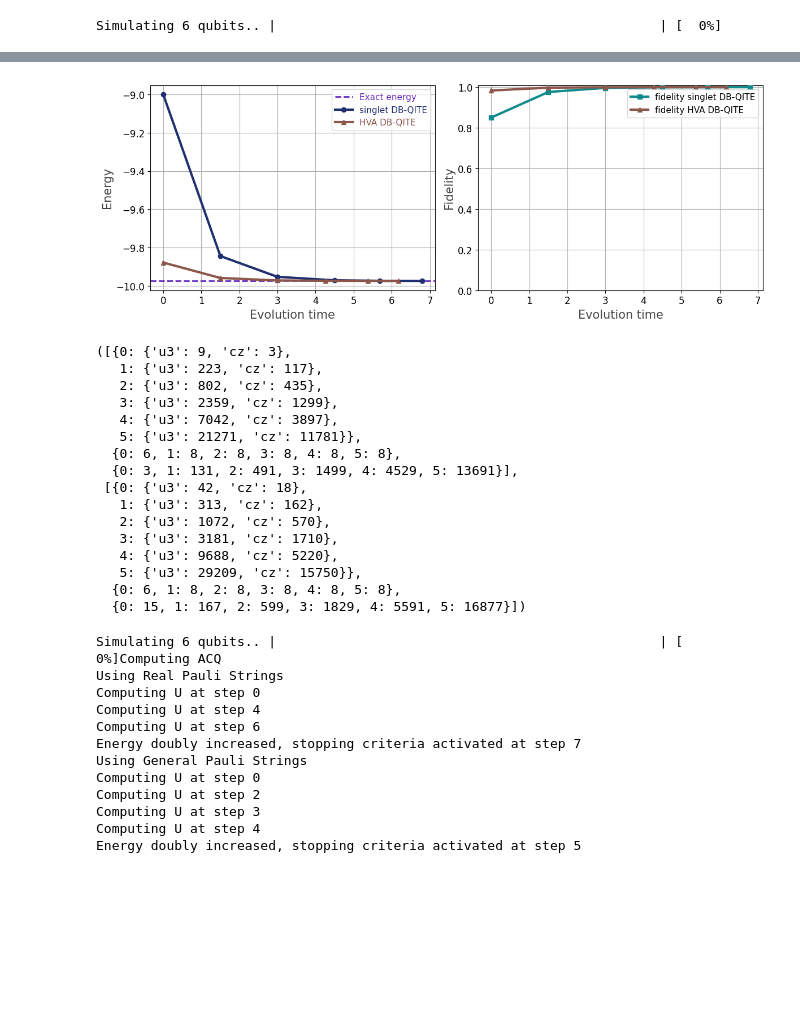
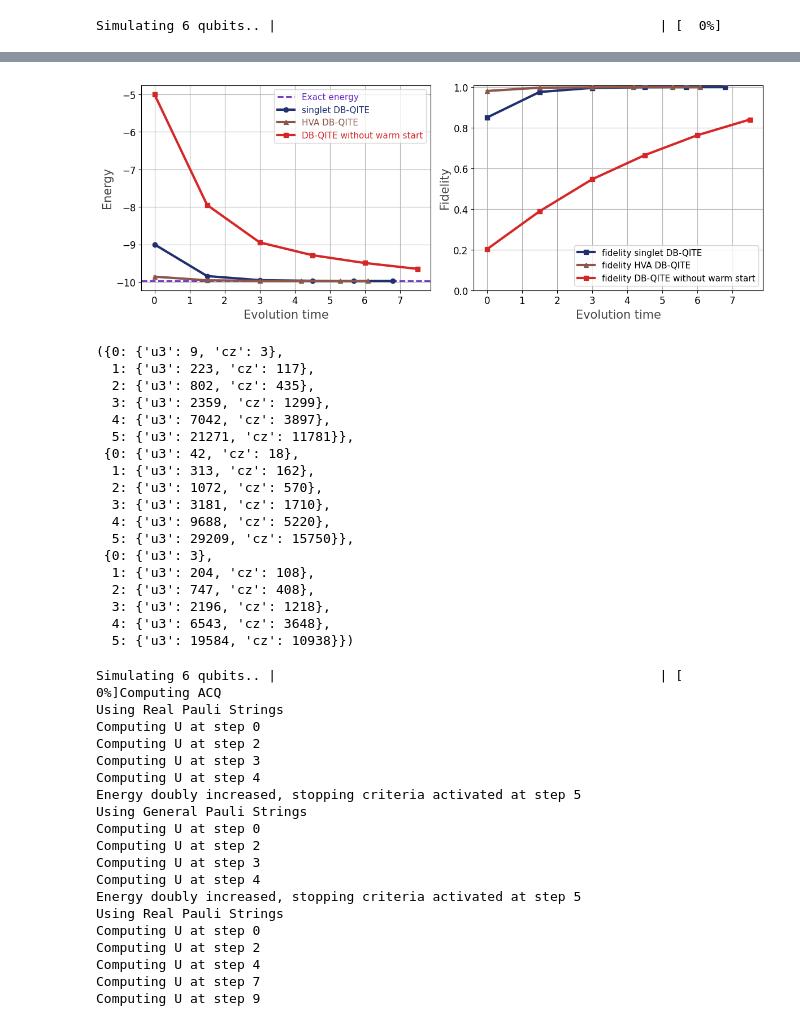
Before and after one commit to LucaYoy/ACQ, a Jupyter notebook: DBF/example_Heisenberg_DBF.ipynb, the cells around one changed output, grey strips where cells are left out. Cells and saved outputs as stored; diff of their text form; code cells hidden in the pictures; blank space fills up the shorter version.

Commit message:
TFIM with warm start - dbf inspired

```diff
--- a/DBF/example_Heisenberg_DBF.ipynb
+++ b/DBF/example_Heisenberg_DBF.ipynb
@@ -74,6 +73,11 @@ def ansatz(qv, theta):
 
 HVA = VQEProblem(H, ansatz, 2, init_function=U_singlet)
 U_HVA = HVA.train_function(QuantumVariable(G.number_of_nodes()), depth=1, max_iter=100)
+def U_0(qv):
+    for i in range(qv.size):
+        if i%2==0:
+            x(qv[i])
+
 
 # Calculate energy for HVA
 def state_prep_hva():
@@ -85,11 +89,18 @@ def state_prep_singlet():
     qv = QuantumVariable(L)
     U_singlet(qv)
     return qv
+
+def state_prep_0():
+    qv = QuantumVariable(L)
+    U_0(qv)
+    return qv
 # %% [output]
 Simulating 6 qubits.. |                                                 | [  0%]
 # %%
 steps=5
 results = []
-
+#dbf qite with warm start
 results.append(run_QITE(H, U_singlet, exp_H, np.linspace(.01,1.5,20), steps, method='GC', use_statevectors=True))
 results.append(run_QITE(H, U_HVA, exp_H, np.linspace(.01,1.5,20), steps, method='GC', use_statevectors=True))
+#dbf qite without warm start
+results.append(run_QITE(H, U_0, exp_H, np.linspace(.01,1.5,20), steps, method='GC', use_statevectors=True))
@@ -97,81 +124,95 @@ results.append(run_QITE(H, U_HVA, exp_H, np.linspace(.01,1.5,20), steps, method=
 import matplotlib.pyplot as plt
 import numpy as np
 
 fidelities_singlet = [fidelity_pure(psigs, results[0]['statevectors'][k].reshape(-1,1)) for k in range(steps+1)]
 fidelities_HVA = [fidelity_pure(psigs, results[1]['statevectors'][k].reshape(-1,1)) for k in range(steps+1)]
+fidelities_0 = [fidelity_pure(psigs, results[2]['statevectors'][k].reshape(-1,1)) for k in range(steps+1)]
 
 fig, (ax1, ax2) = plt.subplots(1, 2, figsize=(12, 4.5))
 
 # Energy plot
 ax1.set_xlabel('Evolution time', fontsize=15, color='#444444')
 ax1.set_ylabel('Energy', fontsize=15, color='#444444')
 ax1.axhline(y=E_gs, color='#6929C4', linestyle='--', linewidth=2, label='Exact energy')
 ax1.plot(results[0]['evolution_times'], results[0]['optimal_energies'], c='#20306f', marker='o', linestyle='solid', linewidth=3, zorder=3, label='singlet DB-QITE')
 ax1.plot(results[1]['evolution_times'], results[1]['optimal_energies'], c='#8c564b', marker='^', linestyle='solid', linewidth=3, zorder=3, label='HVA DB-QITE')
+ax1.plot(results[2]['evolution_times'], results[2]['optimal_energies'], c='#d62728', marker='s', linestyle='solid', linewidth=3, zorder=3, label='DB-QITE without warm start')
 ax1.legend(fontsize=11, labelcolor='linecolor')
 ax1.tick_params(axis='both', labelsize=12)
 ax1.grid()
 
 # Fidelity plot
 ax2.set_xlabel('Evolution time', fontsize=15, color='#444444')
 ax2.set_ylabel('Fidelity', fontsize=15, color='#444444')
-ax2.plot(results[0]['evolution_times'], fidelities_singlet, c='#0f8b8d', marker='s', linestyle='solid', linewidth=3, zorder=3, label='fidelity singlet DB-QITE')
+ax2.plot(results[0]['evolution_times'], fidelities_singlet, c='#20306f', marker='s', linestyle='solid', linewidth=3, zorder=3, label='fidelity singlet DB-QITE')
 ax2.plot(results[1]['evolution_times'], fidelities_HVA, c='#8c564b', marker='^', linestyle='solid', linewidth=3, zorder=3, label='fidelity HVA DB-QITE')
+ax2.plot(results[2]['evolution_times'], fidelities_0, c='#d62728', marker='s', linestyle='solid', linewidth=3, zorder=3, label='fidelity DB-QITE without warm start')
 ax2.set_ylim(0.0, 1.01)
 ax2.legend(fontsize=11)
 ax2.tick_params(axis='both', labelsize=12)
 ax2.grid()
 
-#plt.savefig(f'TFIM_N{n_qubits}_J{J}_h{h}_steps{steps}_DBF_results.png', dpi=300, bbox_inches='tight')
+plt.savefig(f'Heisenberg_N{L}_J{1}_steps{steps}_DBF_results.png', dpi=300, bbox_inches='tight')
 plt.tight_layout()
 plt.show()
 # %% [output]
-[figure, old version]
+[figure, new version]
 # %%
-results[0]['circuit_data'], results[1]['circuit_data']
+results[0]['circuit_data'][0], results[1]['circuit_data'][0], results[2]['circuit_data'][0]
 # %% [output]
-([{0: {'u3': 9, 'cz': 3},
-   1: {'u3': 223, 'cz': 117},
-   2: {'u3': 802, 'cz': 435},
-   3: {'u3': 2359, 'cz': 1299},
-   4: {'u3': 7042, 'cz': 3897},
-   5: {'u3': 21271, 'cz': 11781}},
-  {0: 6, 1: 8, 2: 8, 3: 8, 4: 8, 5: 8},
-  {0: 3, 1: 131, 2: 491, 3: 1499, 4: 4529, 5: 13691}],
- [{0: {'u3': 42, 'cz': 18},
-   1: {'u3': 313, 'cz': 162},
-   2: {'u3': 1072, 'cz': 570},
-   3: {'u3': 3181, 'cz': 1710},
-   4: {'u3': 9688, 'cz': 5220},
-   5: {'u3': 29209, 'cz': 15750}},
-  {0: 6, 1: 8, 2: 8, 3: 8, 4: 8, 5: 8},
-  {0: 15, 1: 167, 2: 599, 3: 1829, 4: 5591, 5: 16877}])
+({0: {'u3': 9, 'cz': 3},
+  1: {'u3': 223, 'cz': 117},
+  2: {'u3': 802, 'cz': 435},
+  3: {'u3': 2359, 'cz': 1299},
+  4: {'u3': 7042, 'cz': 3897},
+  5: {'u3': 21271, 'cz': 11781}},
+ {0: {'u3': 42, 'cz': 18},
+  1: {'u3': 313, 'cz': 162},
+  2: {'u3': 1072, 'cz': 570},
+  3: {'u3': 3181, 'cz': 1710},
+  4: {'u3': 9688, 'cz': 5220},
+  5: {'u3': 29209, 'cz': 15750}},
+ {0: {'u3': 3},
+  1: {'u3': 204, 'cz': 108},
+  2: {'u3': 747, 'cz': 408},
+  3: {'u3': 2196, 'cz': 1218},
+  4: {'u3': 6543, 'cz': 3648},
+  5: {'u3': 19584, 'cz': 10938}})
 # %%
 qc_singlet = state_prep_singlet().qs.compile()
 qc_hva = state_prep_hva().qs.compile()
+qc_0 = state_prep_0().qs.compile()
 psi_0_singlet = sp.csc_matrix(np.real_if_close(get_statevector(qc_singlet,L).reshape(-1,1)))
 psi_0_hva = sp.csc_matrix(get_statevector(qc_hva,L).reshape(-1,1))
-
+psi_0 = sp.csc_matrix(get_statevector(qc_0,L).reshape(-1,1))
 #ACQ evolution
 D=4
-dt = 0.05
-N = 100
+dt = 0.1
+N = 11
 print("Computing ACQ")
 E_ACQ_singlet,psi_ACQ_singlet,indx_acq_singlet,times_acq_singlet,a_acq_singlet = evol.ACQ(L,H_acq,H_trot_acq,D,psi_0_singlet,N,dt,methodLS='LU')
 E_ACQ_hva,psi_ACQ_hva,indx_acq_hva,times_acq_hva,a_acq_hva = evol.ACQ(L,H_acq,H_trot_acq,D,psi_0_hva,N,dt,methodLS='LU')
+E_ACQ_0,psi_ACQ_0,indx_acq_0,times_acq_0,a_acq_0 = evol.ACQ(L,H_acq,H_trot_acq,D,psi_0,N,dt,methodLS='LU')
 # %% [output]
 Simulating 6 qubits.. |                                                 | [  0%]Computing ACQ
 Using Real Pauli Strings
 Computing U at step 0
+Computing U at step 2
+Computing U at step 3
 Computing U at step 4
-Computing U at step 6
-Energy doubly increased, stopping criteria activated at step 7
+Energy doubly increased, stopping criteria activated at step 5
 Using General Pauli Strings
 Computing U at step 0
 Computing U at step 2
 Computing U at step 3
 Computing U at step 4
 Energy doubly increased, stopping criteria activated at step 5
+Using Real Pauli Strings
+Computing U at step 0
+Computing U at step 2
+Computing U at step 4
+Computing U at step 7
+Computing U at step 9
 # %%
 import PauliStrings as ps
 from run_qite import build_acq_circuit_qrisp
```
Also changed, not shown: parts of 6 cells of this notebook, 9 other files.
